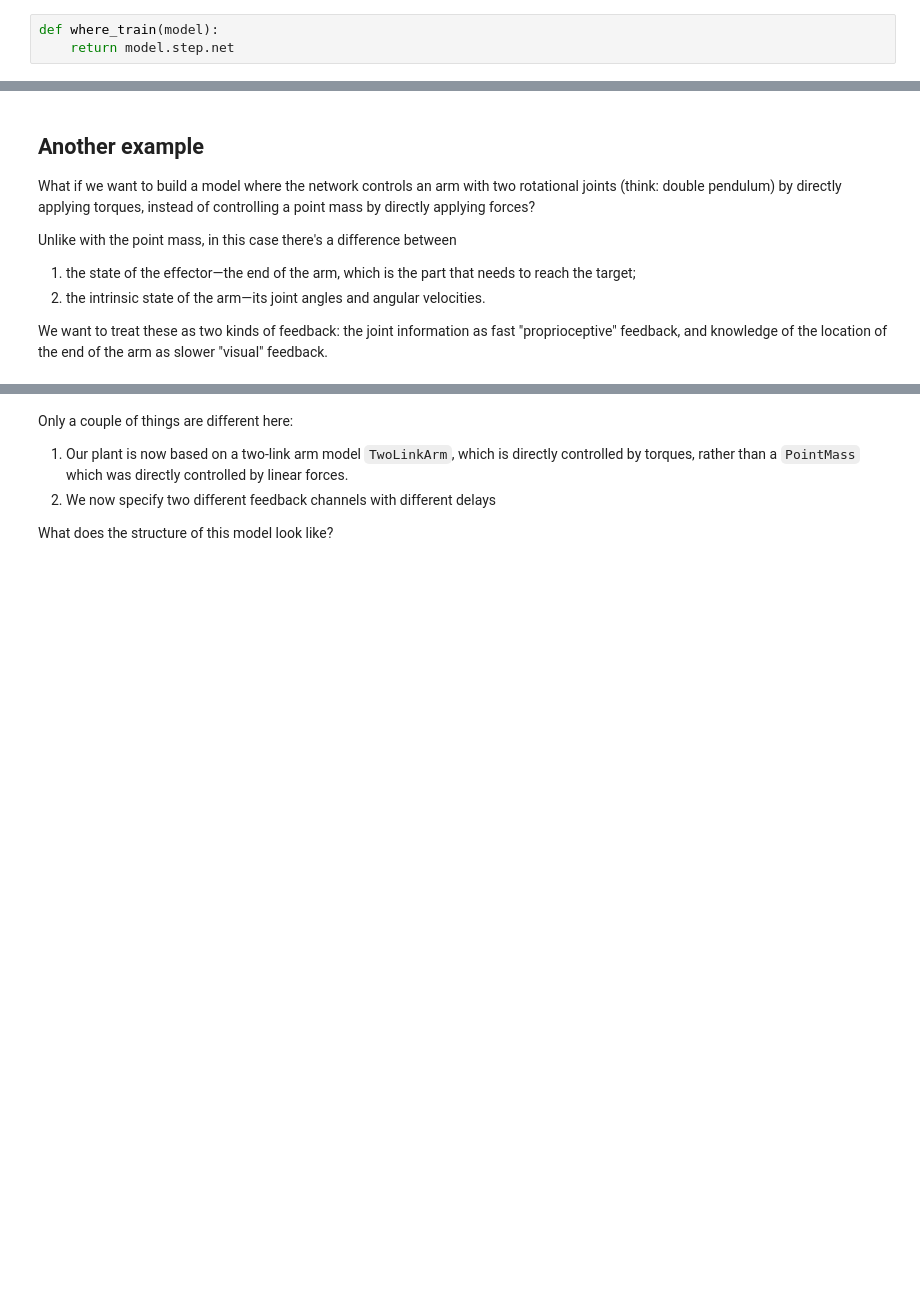
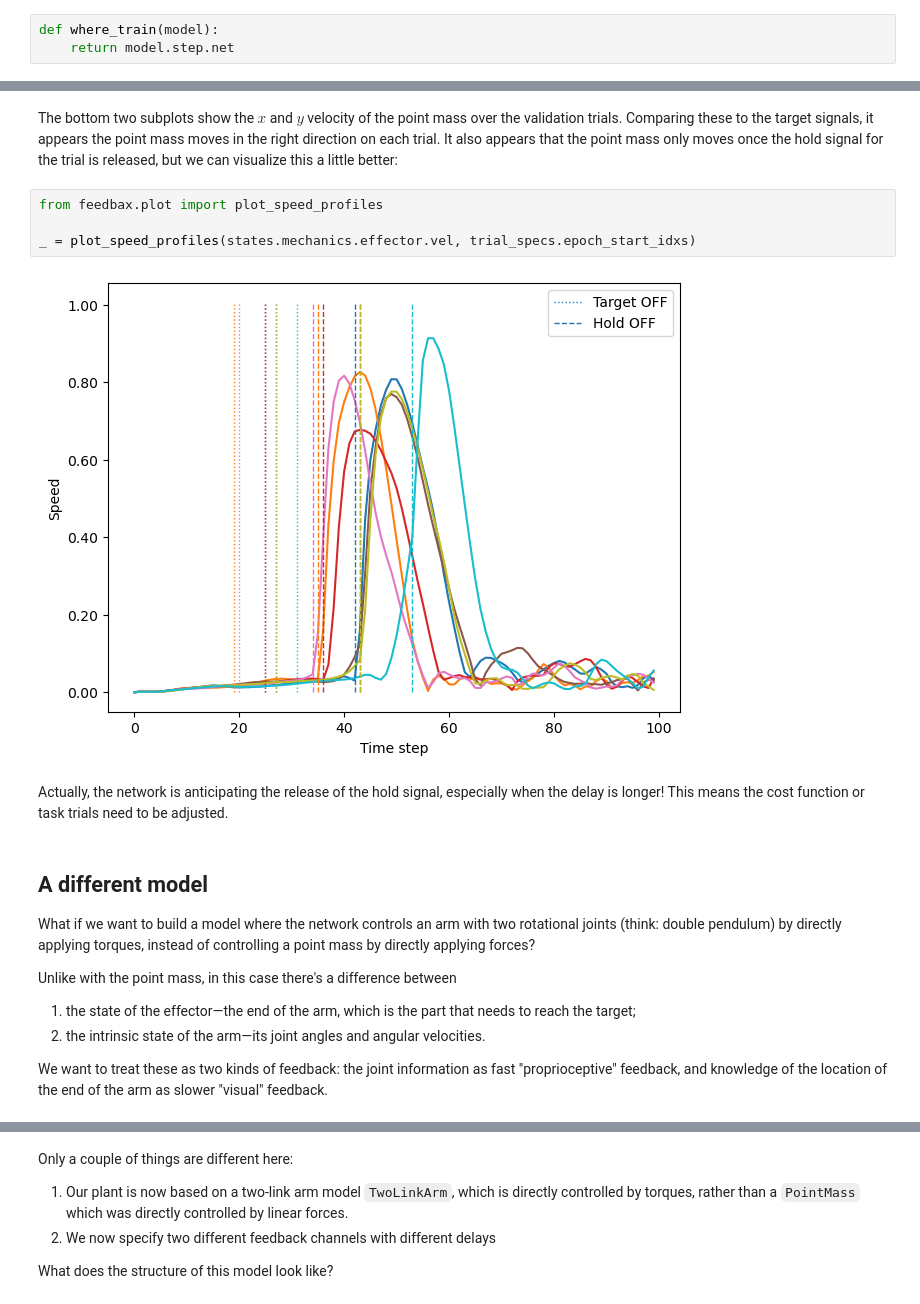
Before and after one commit to mlprt/feedbax, a Jupyter notebook: examples/1_train.ipynb, the cells around one changed output, grey strips where cells are left out. Cells and saved outputs as stored; diff of their text form; blank space fills up the shorter version.

```diff
--- a/examples/1_train.ipynb
+++ b/examples/1_train.ipynb
@@ -279,5 +379,15 @@ TODO: Printing the structure of a state PyTree without instantiating it
+# %% [markdown]
+The bottom two subplots show the $x$ and $y$ velocity of the point mass over the validation trials. Comparing these to the target signals, it appears the point mass moves in the right direction on each trial. It also appears that the point mass only moves once the hold signal for the trial is released, but we can visualize this a little better:
+# %%
+from feedbax.plot import plot_speed_profiles
+
+_ = plot_speed_profiles(states.mechanics.effector.vel, trial_specs.epoch_start_idxs)
+# %% [output]
+[figure, added]
+# %% [markdown]
+Actually, the network is anticipating the release of the hold signal, especially when the delay is longer! This means the cost function or task trials need to be adjusted.
 # %% [markdown]
-## Another example
+## A different model
 
 What if we want to build a model where the network controls an arm with two rotational joints (think: double pendulum) by directly applying torques, instead of controlling a point mass by directly applying forces?
 
```
Also changed, not shown: parts of 26 cells of this notebook, 25 other files.
